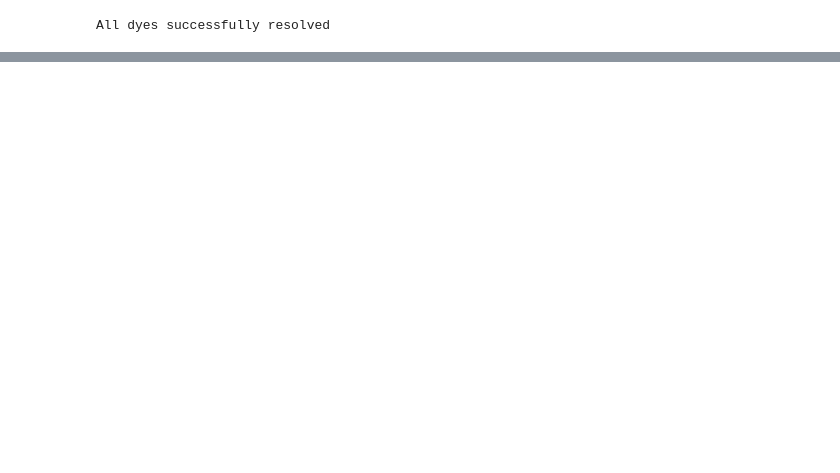
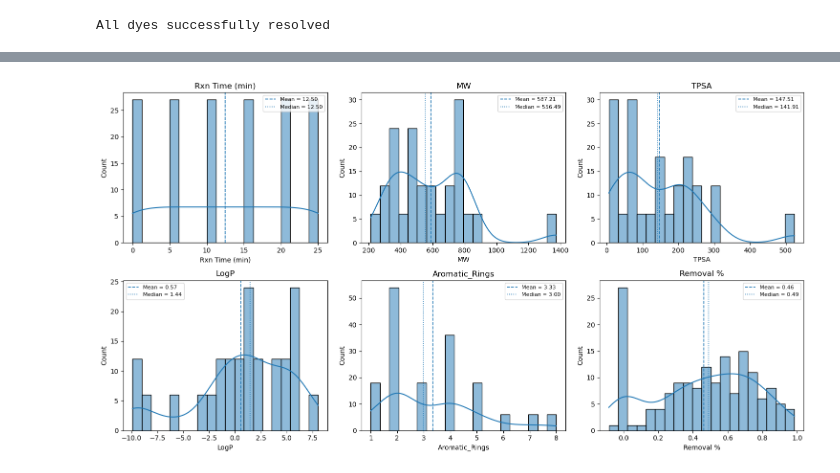
Before and after one commit to Reza-Zng/Dye-Degradation-Using-a-ANN, a Jupyter notebook: src/Preprocessing.ipynb, the cells around one changed output, grey strips where cells are left out. Saved outputs shown, nothing was run; the diff lists cells and outputs as text; code cells hidden in the pictures; blank space fills up the shorter version.

```diff
--- a/src/Preprocessing.ipynb
+++ b/src/Preprocessing.ipynb
@@ -19,8 +21,8 @@ warnings.filterwarnings("ignore")
 # %%
 # Configuration
 RANDOM_STATE = 42
-TARGET_COL = "Degradation (%)"
-KNN_NEIGHBORS = 5
+TARGET_COL = "Removal %"
+TIME_COL = "Rxn Time (min)"
 # %%
 df = pd.read_csv("../data/Data.csv")
 print(f"Loaded shape: {df.shape}")
@@ -326,0 +313,6 @@ X.head()
+# %%
+NUMERIC_COLS = (
+    [TIME_COL]
+    + descriptor_cols
+    + [TARGET_COL]
+)
@@ -326,0 +475,9 @@ X.head()
+# %%
+plot_univariate_distributions(
+    df,
+    NUMERIC_COLS,
+    bins=20,
+    ncols=3
+)
+# %% [output]
+[figure, added]
```
Also changed, not shown: parts of 19 cells of this notebook.
